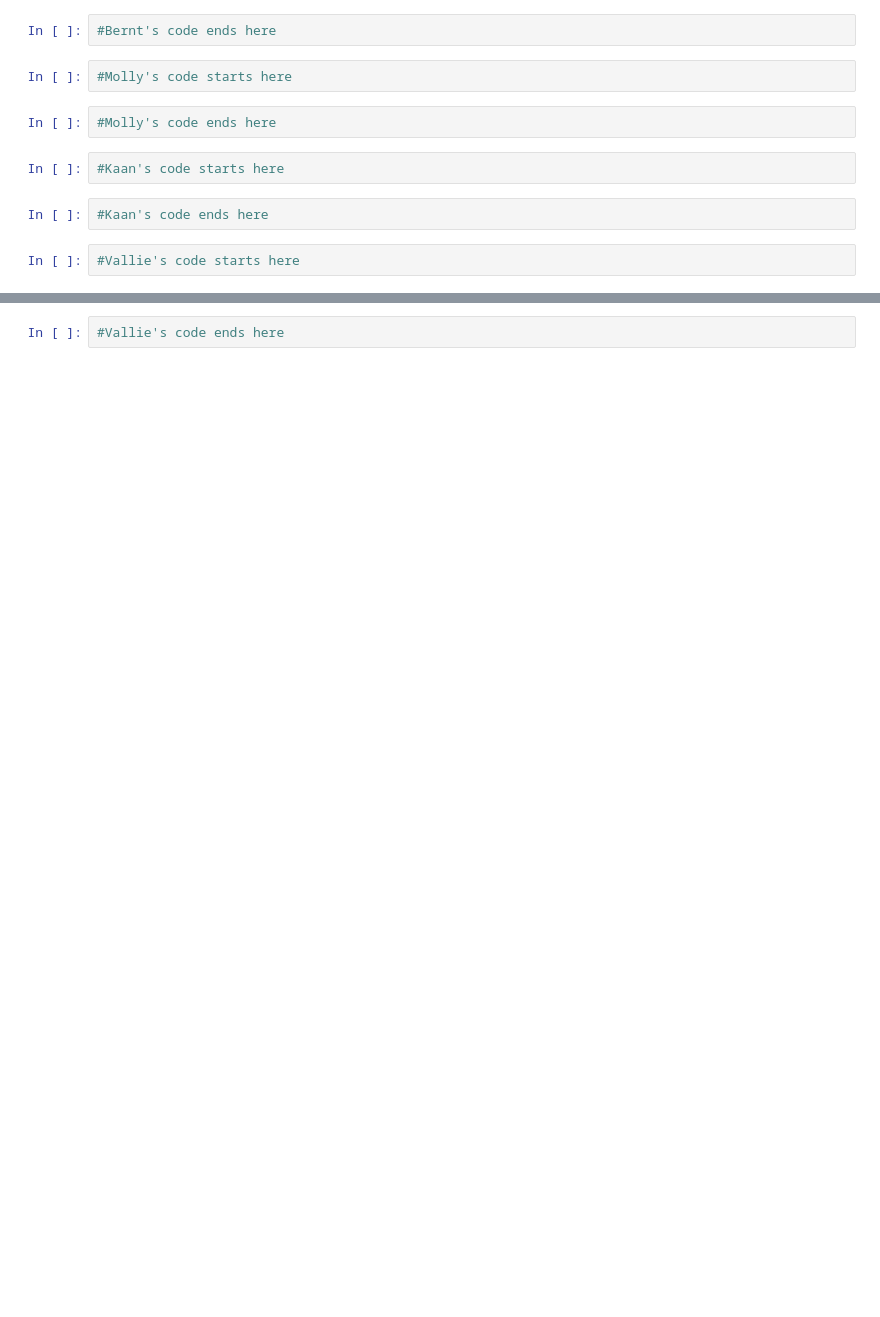
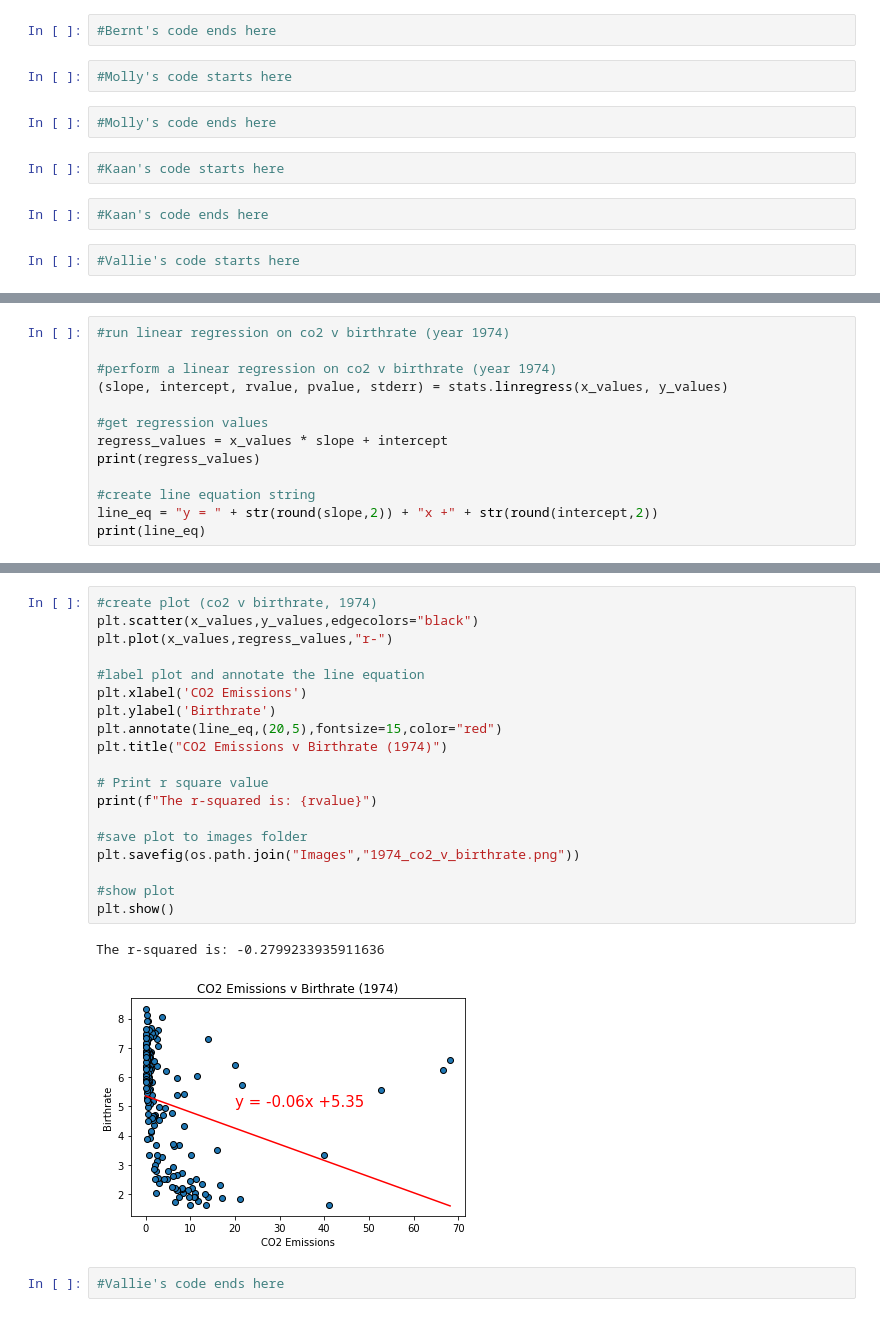
Before and after one commit to VallieTracy/project-one, a Jupyter notebook: Final Jupyter Notebook .ipynb, the cells around one changed output, grey strips where cells are left out. Cells and saved outputs as stored; diff of their text form; blank space fills up the shorter version.

Commit message:
have added thru 1974 linear regression

```diff
--- a/Final Jupyter Notebook .ipynb
+++ b/Final Jupyter Notebook .ipynb
@@ -47,0 +161,13 @@ population_df.head()
+# %%
+#run linear regression on co2 v birthrate (year 1974)
+
+#perform a linear regression on co2 v birthrate (year 1974)
+(slope, intercept, rvalue, pvalue, stderr) = stats.linregress(x_values, y_values)
+
+#get regression values
+regress_values = x_values * slope + intercept
+print(regress_values)
+
+#create line equation string
+line_eq = "y = " + str(round(slope,2)) + "x +" + str(round(intercept,2))
+print(line_eq)
@@ -48,2 +188,24 @@ population_df.head()
+# %%
+#create plot (co2 v birthrate, 1974)
+plt.scatter(x_values,y_values,edgecolors="black")
+plt.plot(x_values,regress_values,"r-")
+
+#label plot and annotate the line equation
+plt.xlabel('CO2 Emissions')
+plt.ylabel('Birthrate')
+plt.annotate(line_eq,(20,5),fontsize=15,color="red")
+plt.title("CO2 Emissions v Birthrate (1974)")
+
+# Print r square value
+print(f"The r-squared is: {rvalue}")
+
+#save plot to images folder
+plt.savefig(os.path.join("Images","1974_co2_v_birthrate.png"))
+
+#show plot
+plt.show()
+# %% [output]
+The r-squared is: -0.2799233935911636
+[figure, added]
 # %%
 #Vallie's code ends here
```
Also changed, not shown: parts of 10 cells of this notebook.
